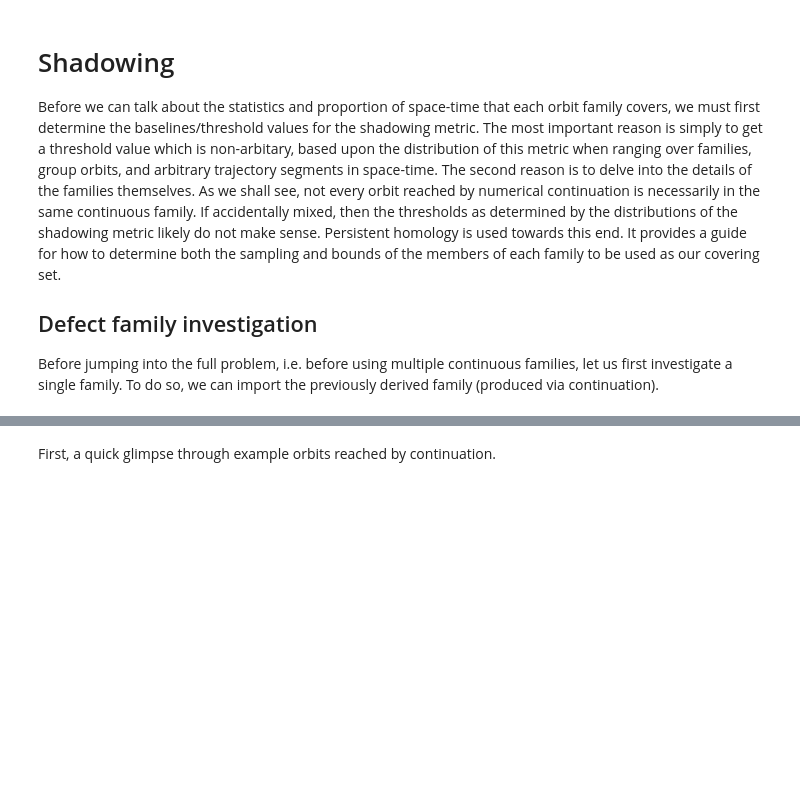
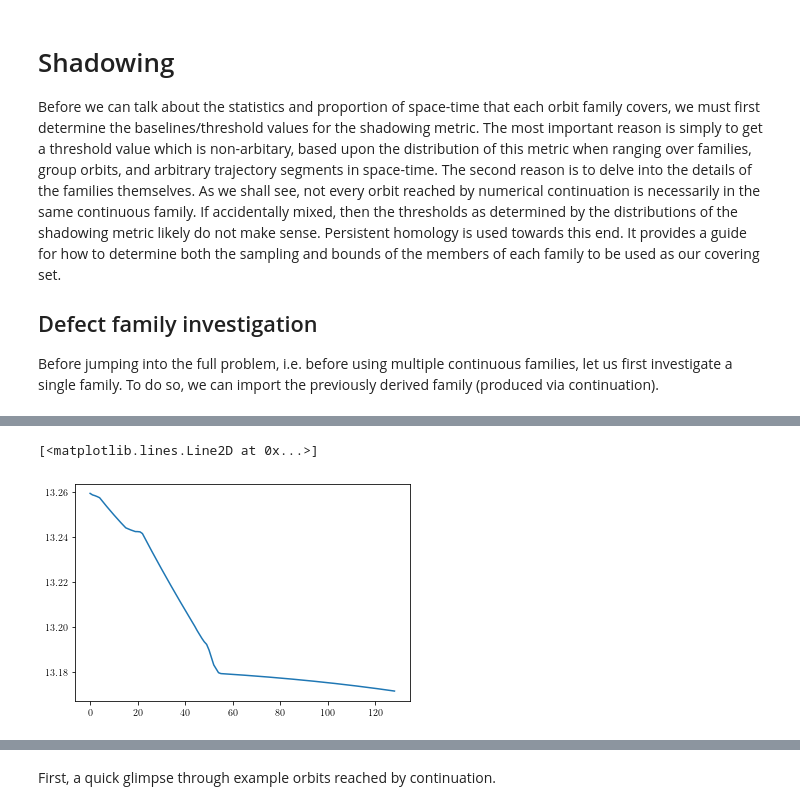
Before and after one commit to chaotic-systems/orbithunter, a Jupyter notebook: notebooks/shadowing.ipynb, the cells around one changed output, grey strips where cells are left out. Saved outputs shown, nothing was run; the diff lists cells and outputs as text; code cells hidden in the pictures; blank space fills up the shorter version.

```diff
--- a/notebooks/shadowing.ipynb
+++ b/notebooks/shadowing.ipynb
@@ -36,0 +99,5 @@ defect_family = sorted(defect_family, key=lambda x : x.x)
+# %%
+plt.plot([x.x for x in drifter_family])
+# %% [output]
+[<matplotlib.lines.Line2D at 0x...>]
+[figure, added]
```
Also changed, not shown: parts of 97 cells of this notebook, 4 other files.
